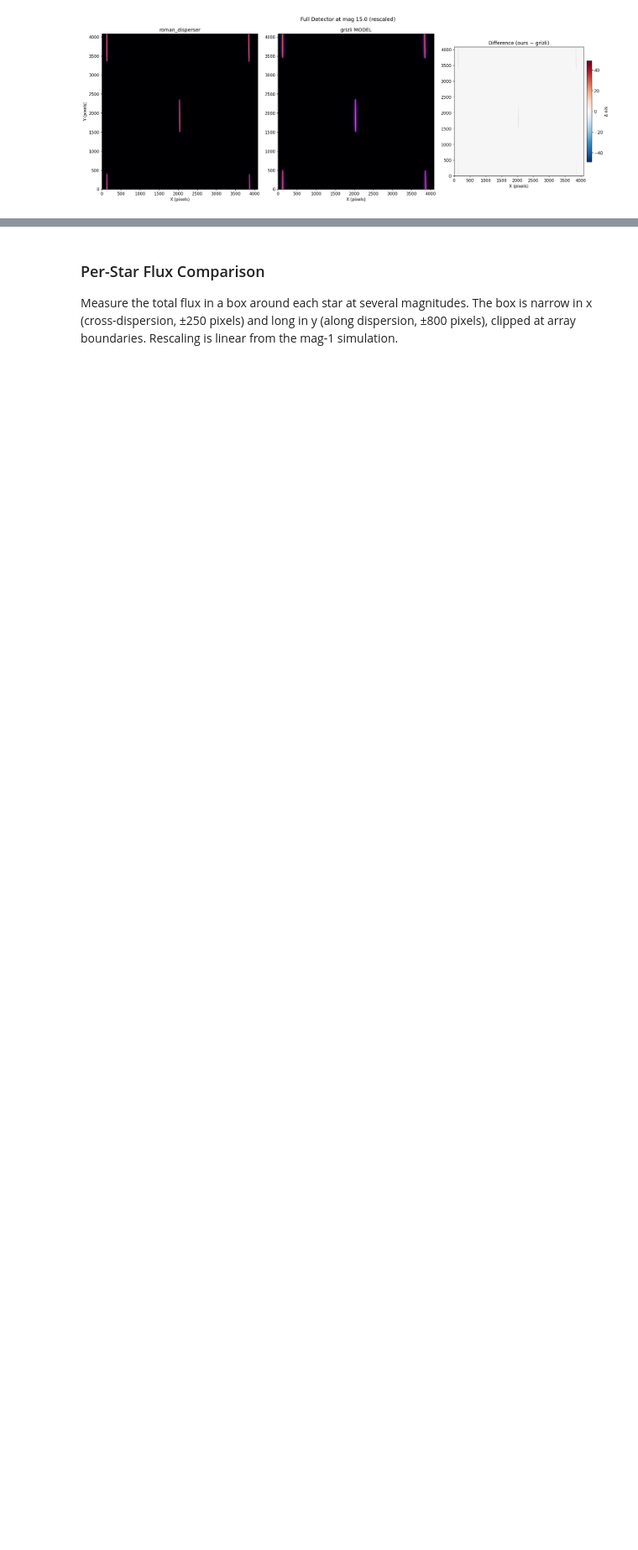
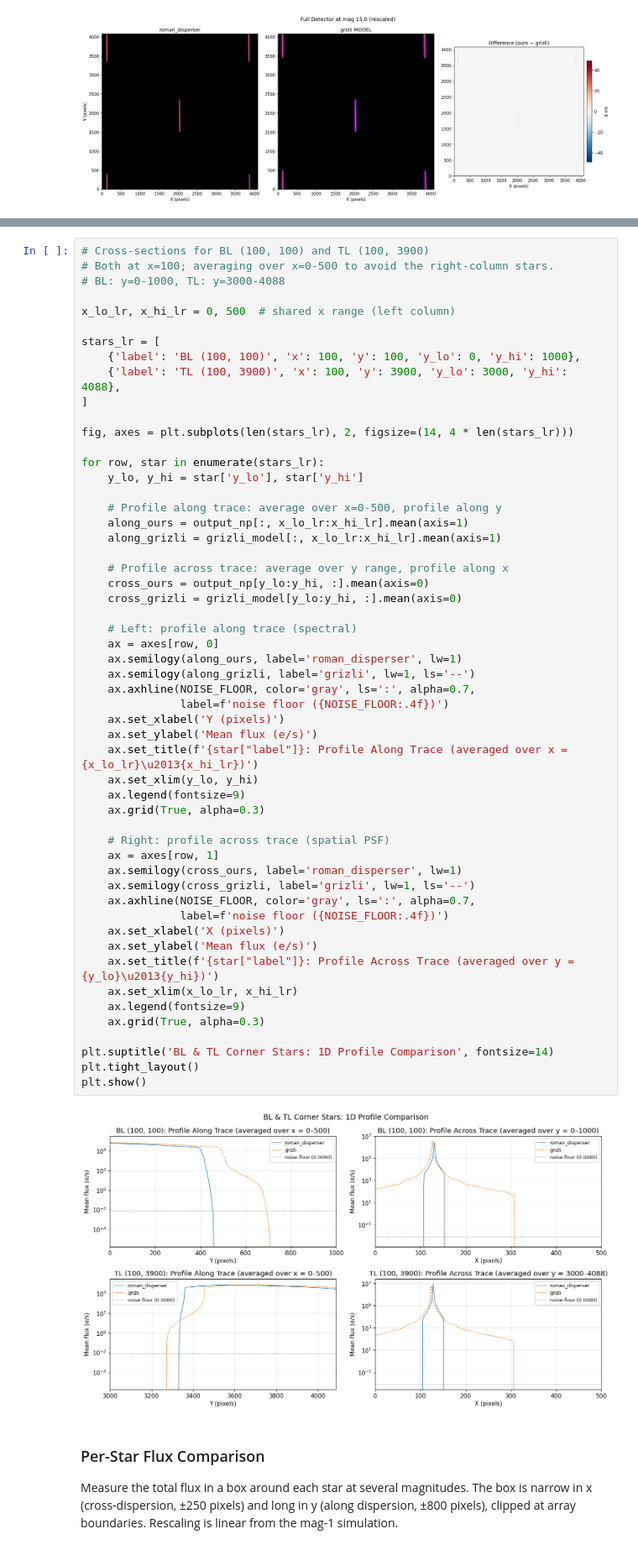
Before and after one commit to roman-grs-pit/roman_disperser, a Jupyter notebook: workbench/20260220-grizli-comparison/disperse_stars_order1.ipynb, the cells around one changed output, grey strips where cells are left out. Shown at 84% size. Cells and saved outputs as stored; diff of their text form; blank space fills up the shorter version.

```diff
--- a/workbench/20260220-grizli-comparison/disperse_stars_order1.ipynb
+++ b/workbench/20260220-grizli-comparison/disperse_stars_order1.ipynb
@@ -918,3 +930,59 @@ plt.show()
+# %%
+# Cross-sections for BL (100, 100) and TL (100, 3900)
+# Both at x=100; averaging over x=0-500 to avoid the right-column stars.
+# BL: y=0-1000, TL: y=3000-4088
+
+x_lo_lr, x_hi_lr = 0, 500  # shared x range (left column)
+
+stars_lr = [
+    {'label': 'BL (100, 100)', 'x': 100, 'y': 100, 'y_lo': 0, 'y_hi': 1000},
+    {'label': 'TL (100, 3900)', 'x': 100, 'y': 3900, 'y_lo': 3000, 'y_hi': 4088},
+]
+
+fig, axes = plt.subplots(len(stars_lr), 2, figsize=(14, 4 * len(stars_lr)))
+
+for row, star in enumerate(stars_lr):
+    y_lo, y_hi = star['y_lo'], star['y_hi']
+
+    # Profile along trace: average over x=0-500, profile along y
+    along_ours = output_np[:, x_lo_lr:x_hi_lr].mean(axis=1)
+    along_grizli = grizli_model[:, x_lo_lr:x_hi_lr].mean(axis=1)
+
+    # Profile across trace: average over y range, profile along x
+    cross_ours = output_np[y_lo:y_hi, :].mean(axis=0)
+    cross_grizli = grizli_model[y_lo:y_hi, :].mean(axis=0)
+
+    # Left: profile along trace (spectral)
+    ax = axes[row, 0]
+    ax.semilogy(along_ours, label='roman_disperser', lw=1)
+    ax.semilogy(along_grizli, label='grizli', lw=1, ls='--')
+    ax.axhline(NOISE_FLOOR, color='gray', ls=':', alpha=0.7,
+               label=f'noise floor ({NOISE_FLOOR:.4f})')
+    ax.set_xlabel('Y (pixels)')
+    ax.set_ylabel('Mean flux (e/s)')
+    ax.set_title(f'{star["label"]}: Profile Along Trace (averaged over x = {x_lo_lr}\u2013{x_hi_lr})')
+    ax.set_xlim(y_lo, y_hi)
+    ax.legend(fontsize=9)
+    ax.grid(True, alpha=0.3)
+
+    # Right: profile across trace (spatial PSF)
+    ax = axes[row, 1]
+    ax.semilogy(cross_ours, label='roman_disperser', lw=1)
+    ax.semilogy(cross_grizli, label='grizli', lw=1, ls='--')
+    ax.axhline(NOISE_FLOOR, color='gray', ls=':', alpha=0.7,
+               label=f'noise floor ({NOISE_FLOOR:.4f})')
+    ax.set_xlabel('X (pixels)')
+    ax.set_ylabel('Mean flux (e/s)')
+    ax.set_title(f'{star["label"]}: Profile Across Trace (averaged over y = {y_lo}\u2013{y_hi})')
+    ax.set_xlim(x_lo_lr, x_hi_lr)
+    ax.legend(fontsize=9)
+    ax.grid(True, alpha=0.3)
+
+plt.suptitle('BL & TL Corner Stars: 1D Profile Comparison', fontsize=14)
+plt.tight_layout()
+plt.show()
+# %% [output]
+[figure, added]
 # %% [markdown]
 ### Per-Star Flux Comparison
 
```
Also changed, not shown: parts of 3 cells of this notebook.
